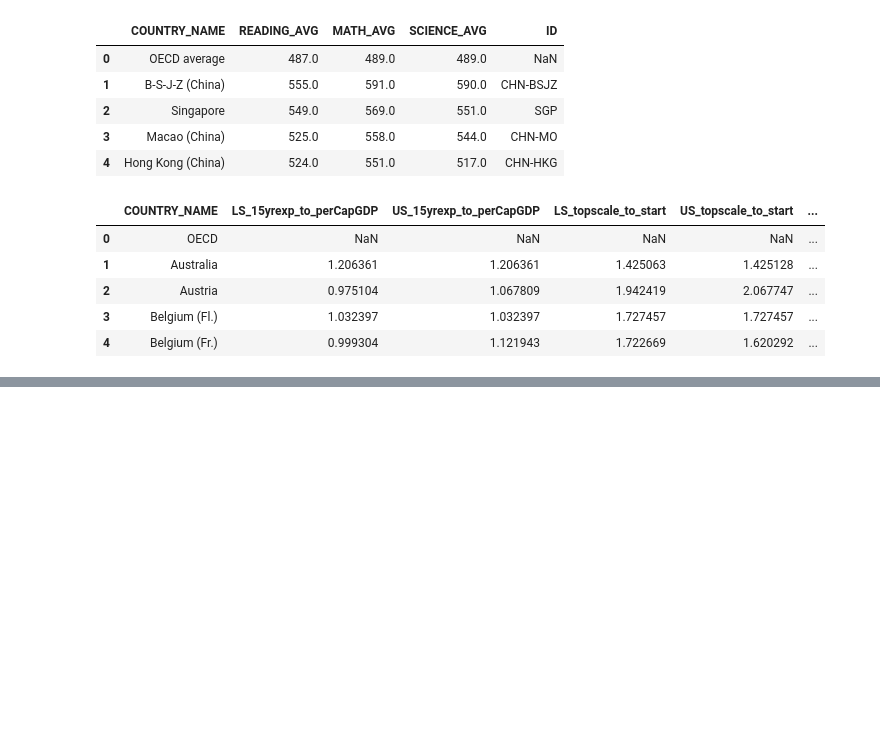
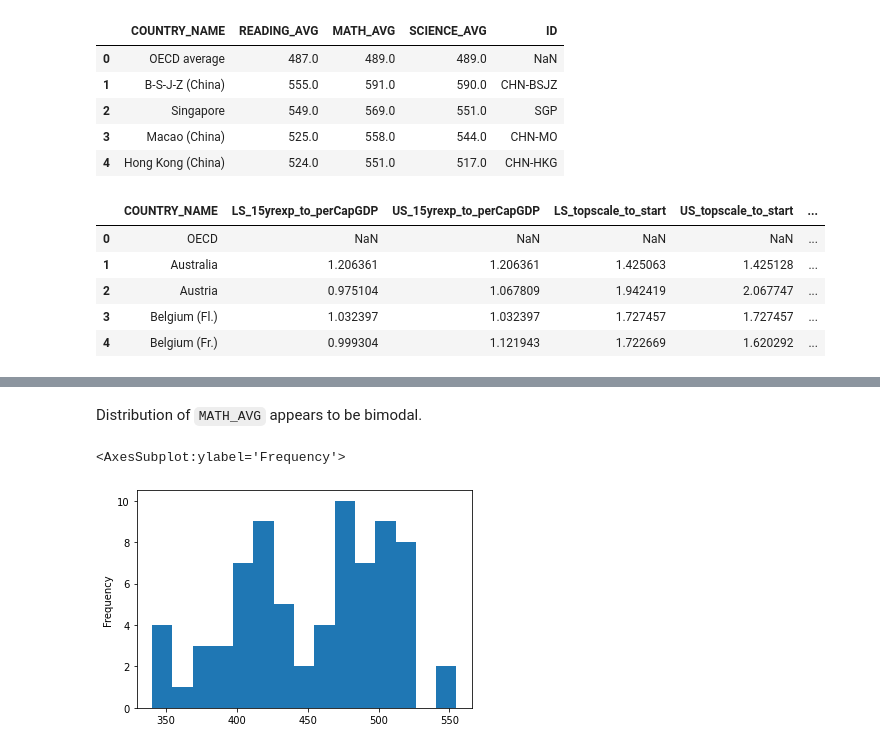
Before and after one commit to One-O-Nine/data-cleaning, a Jupyter notebook: EDA/EDA_example.ipynb, the cells around one changed output, grey strips where cells are left out. Drawn from its saved outputs; the diff is of its cells as text; code cells hidden in the pictures; blank space fills up the shorter version.

```diff
--- a/EDA/EDA_example.ipynb
+++ b/EDA/EDA_example.ipynb
@@ -43,0 +49,7 @@ pisa_salary_ratio.head()
+# %% [markdown]
+Distribution of `MATH_AVG` appears to be bimodal.
+# %%
+pisa_salary_ratio.READING_AVG.plot.hist(bins = 15)
+# %% [output]
+<AxesSubplot:ylabel='Frequency'>
+[figure, added]
```
Also changed, not shown: parts of 8 cells of this notebook.
